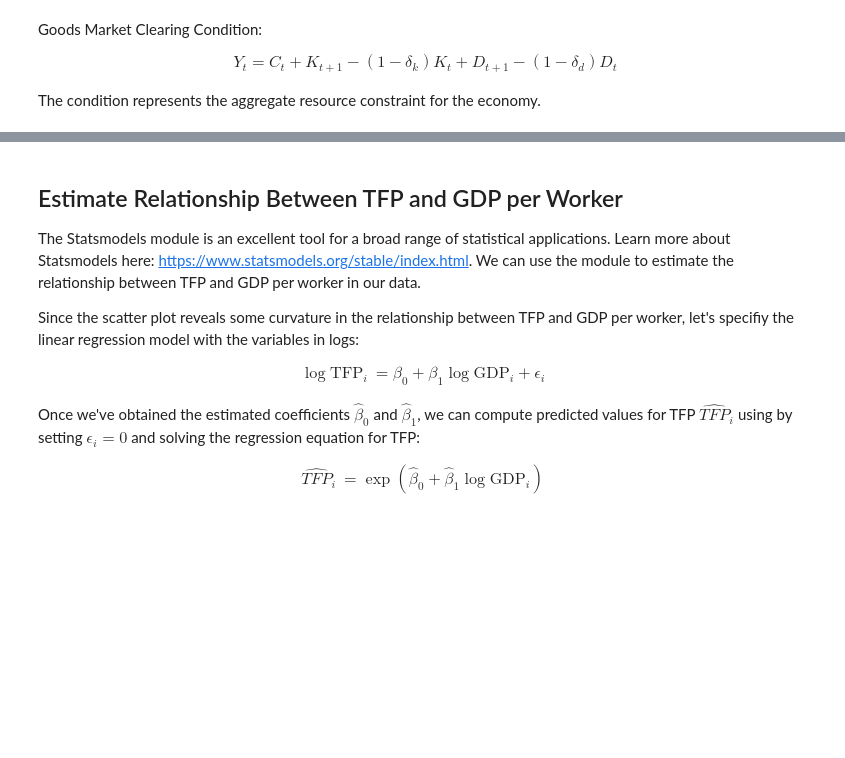
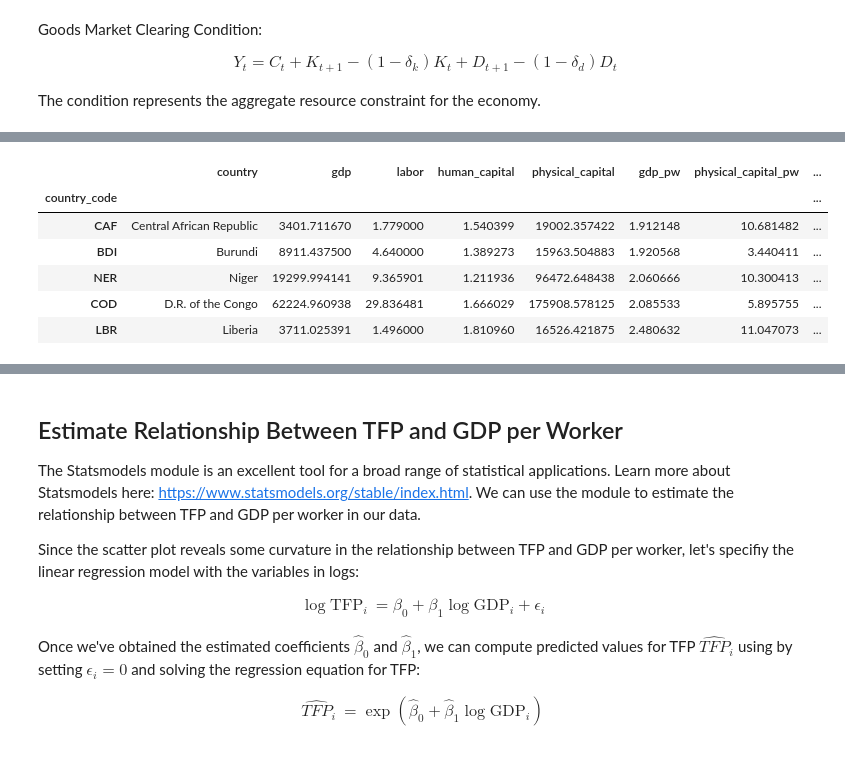
Before and after one commit to phonghle/RBC-Model-Project, a Jupyter notebook: Project RBC Model with Durable and Nondurable Goods.ipynb, the cells around one changed output, grey strips where cells are left out. Saved outputs shown, nothing was run; the diff lists cells and outputs as text; code cells hidden in the pictures; blank space fills up the shorter version.

```diff
--- a/Project RBC Model with Durable and Nondurable Goods.ipynb
+++ b/Project RBC Model with Durable and Nondurable Goods.ipynb
@@ -105,6 +114,16 @@ df['tfp'] = df['gdp']/df['physical_capital']**alpha/(df['labor']*df['human_capit
 
 # Sort the rows of df so that the GDP per worker column is in ascending order
 df = df.sort_values('gdp_pw')
+# %%
+df.head()
+# %% [output]
+|  | country | gdp | labor | human_capital | physical_capital | gdp_pw | physical_capital_pw | ... |
+| country_code |  |  |  |  |  |  |  | ... |
+| CAF | Central African Republic | 3401.711670 | 1.779000 | 1.540399 | 19002.357422 | 1.912148 | 10.681482 | ... |
+| BDI | Burundi | 8911.437500 | 4.640000 | 1.389273 | 15963.504883 | 1.920568 | 3.440411 | ... |
+| NER | Niger | 19299.994141 | 9.365901 | 1.211936 | 96472.648438 | 2.060666 | 10.300413 | ... |
+| COD | D.R. of the Congo | 62224.960938 | 29.836481 | 1.666029 | 175908.578125 | 2.085533 | 5.895755 | ... |
+| LBR | Liberia | 3711.025391 | 1.496000 | 1.810960 | 16526.421875 | 2.480632 | 11.047073 | ... |
 # %%
 # Construct a scatter plot of TFP against real GDP per worker with:
 #    1. All countries as blue circles, size 75, opacity (alpha) 0.25, label: 'All countries'
```
Also changed, not shown: parts of 31 cells of this notebook.
